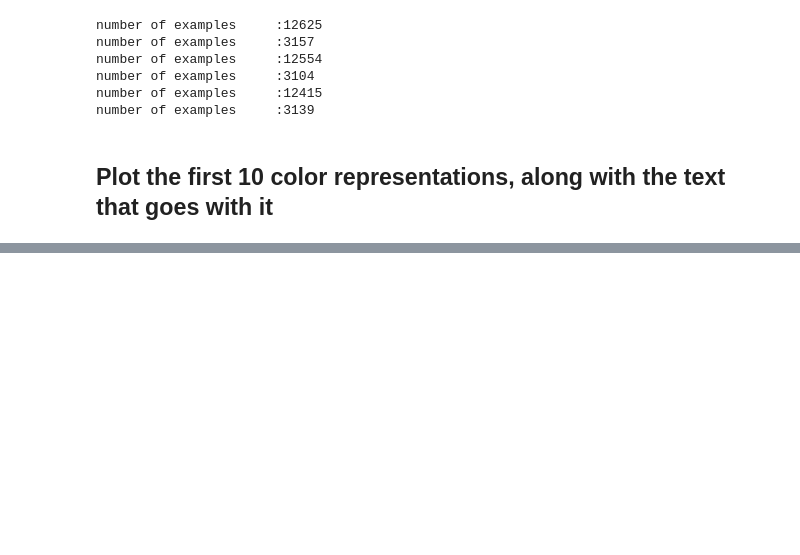
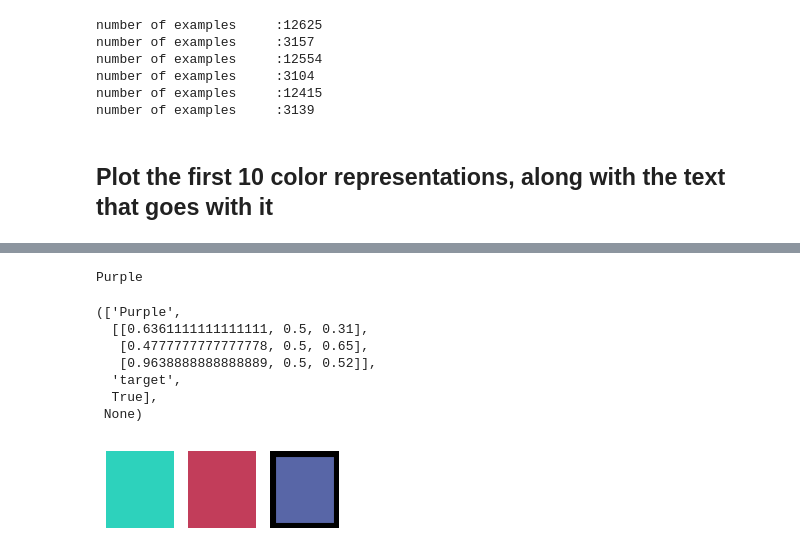
Before and after one commit to jamesonl/reasoning-for-free, a Jupyter notebook: color_fit.ipynb, the cells around one changed output, grey strips where cells are left out. Saved outputs shown, nothing was run; the diff lists cells and outputs as text; code cells hidden in the pictures; blank space fills up the shorter version.

```diff
--- a/color_fit.ipynb
+++ b/color_fit.ipynb
@@ -130,0 +347,18 @@ visualize(far_train_ds,range(0,10))
+# %%
+idx = 4
+ex = far_examples[idx]
+
+[ex.contents, \
+    ex.speaker_context, \
+    ex.clickStatus, \
+    ex.outcome], ex.display()
+# %% [output]
+Purple
+(['Purple',
+  [[0.6361111111111111, 0.5, 0.31],
+   [0.4777777777777778, 0.5, 0.65],
+   [0.9638888888888889, 0.5, 0.52]],
+  'target',
+  True],
+ None)
+[figure, added]
```
Also changed, not shown: parts of 19 cells of this notebook, 6 other files.
